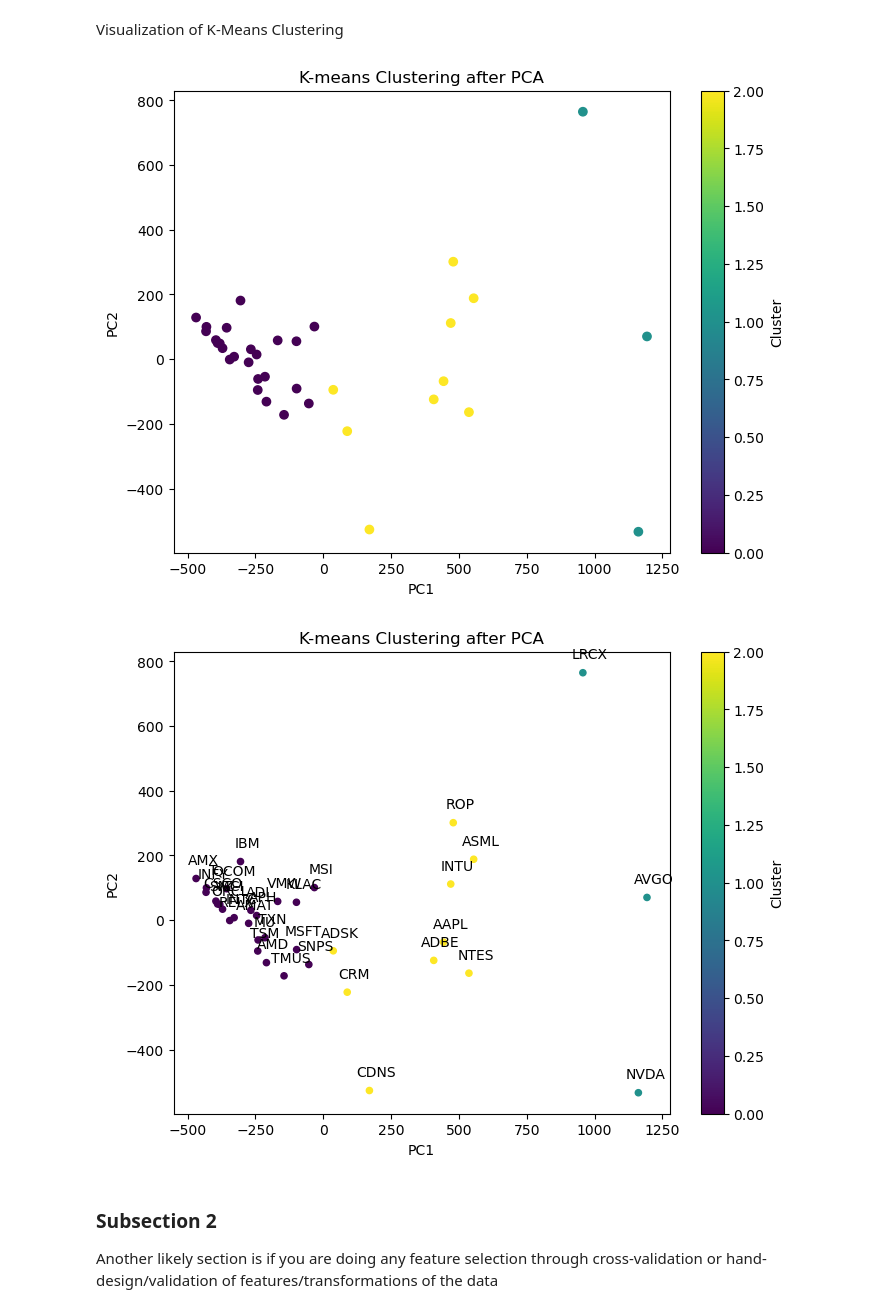
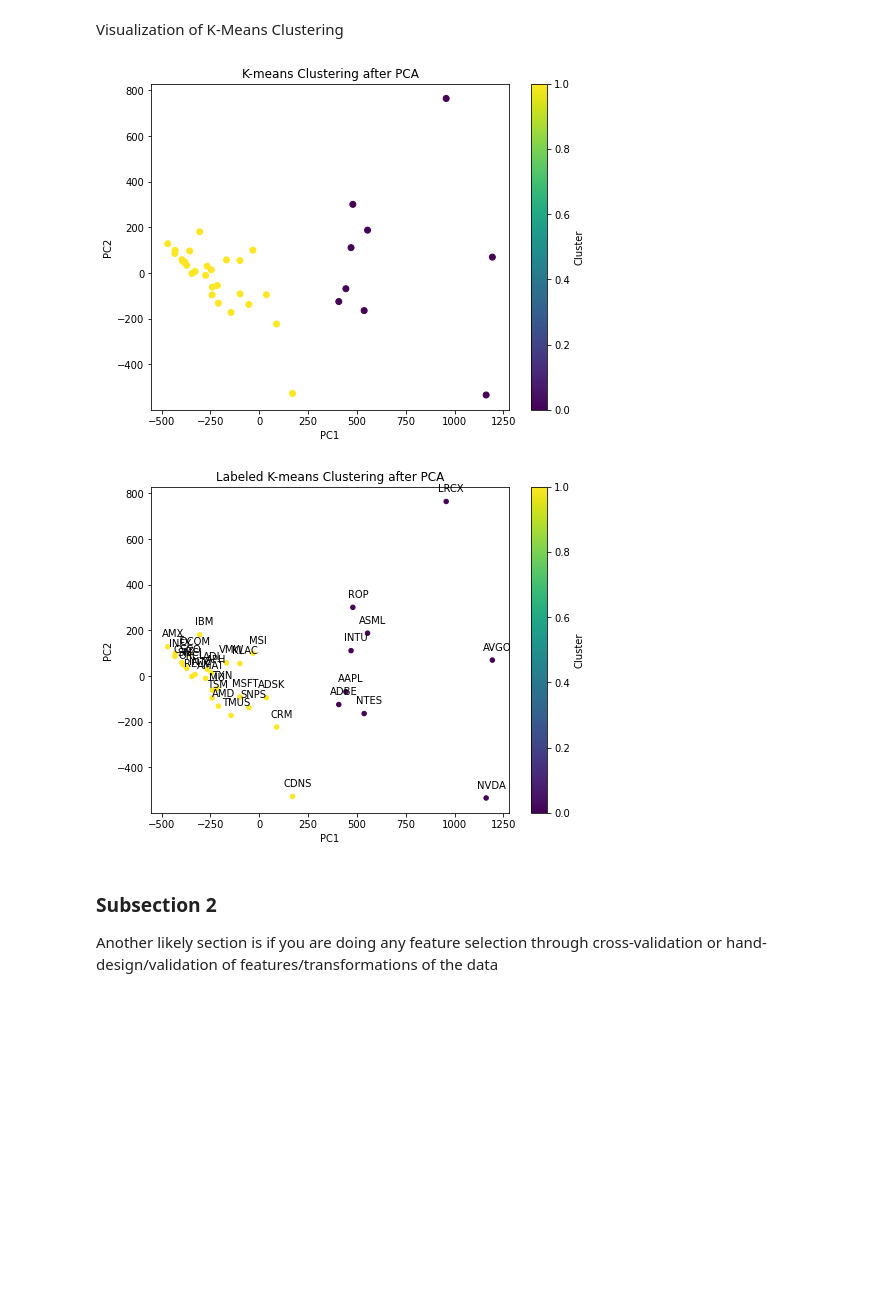
Before and after one commit to griffin-barros-king/COGS_118B_GROUP_PROJECT, a Jupyter notebook: FinalProject_groupXXX .ipynb, the cells around one changed output. Drawn from its saved outputs; the diff is of its cells as text; code cells hidden in the pictures; blank space fills up the shorter version.

Commit message:
Added inertia and elbow point - Alex LATEST

```diff
--- a/FinalProject_groupXXX .ipynb
+++ b/FinalProject_groupXXX .ipynb
@@ -234,6 +233,14 @@ Performing Principal Component Analysis on companies to reduce dimensionality an
 pcs = PCA(n_components= 2).fit_transform(company_monthly_vars)
 
 #Applying K-Means Clustering
-kmeans = KMeans(n_clusters=3)
-kmeans.fit(pcs)
+inertia_values = []
+
+# Range of k values to try
+k_values = range(1, 11)
+
+# Fitting KMeans models for different values of k
+for k in k_values:
+    kmeans = KMeans(n_clusters=k)
+    kmeans.fit(pcs)
+    inertia_values.append(kmeans.inertia_)
 # %% [output]
@@ -240,0 +279,15 @@ KMeans(n_clusters=3)
+# %%
+#Finding elbow point (optimal k value)
+def find_optimal_k(inertia_values):
+    # Calculate difference in inertia values
+    differences = [inertia_values[i] - inertia_values[i+1] for i in range(len(inertia_values)-1)]
+    # Find index of max difference
+    optimal_k_index = differences.index(max(differences))
+    optimal_k = optimal_k_index + 2
+    return optimal_k
+
+optimal_k = find_optimal_k(inertia_values)
+print("Optimal number of clusters (k):", optimal_k)
+#setting number of clusters to optimal_k
+kmeans = KMeans(n_clusters=optimal_k)
+kmeans.fit(pcs)
@@ -253,27 +326,27 @@ Visualization of K-Means Clustering
 # %%
 #Visualization
 plt.figure(figsize=(8, 6))
 plt.scatter(pcs[:, 0], pcs[:, 1], c=kmeans.labels_, cmap='viridis')
 plt.xlabel('PC1')
 plt.ylabel('PC2')
 plt.title('K-means Clustering after PCA')
 plt.colorbar(label='Cluster')
 plt.show()
 
 plt.figure(figsize=(8, 6))
 plt.scatter(pcs[:, 0], pcs[:, 1], c=kmeans.labels_, cmap='viridis', s=20)
 plt.xlabel('PC1')
 plt.ylabel('PC2')
-plt.title('K-means Clustering after PCA')
+plt.title('Labeled K-means Clustering after PCA')
 
 for company in range(len(pcs)):
     plt.annotate(companies[company], (pcs[company, 0], pcs[company, 1]), textcoords="offset points", xytext=(5, 10), ha="center")
 
 plt.colorbar(label='Cluster')
 plt.show()
 # %% [output]
-[figure, old version]
+[figure, new version]
-[figure, old version]
+[figure, new version]
 # %% [markdown]
 ### Subsection 2
 
```
Also changed, not shown: parts of 18 cells of this notebook.
